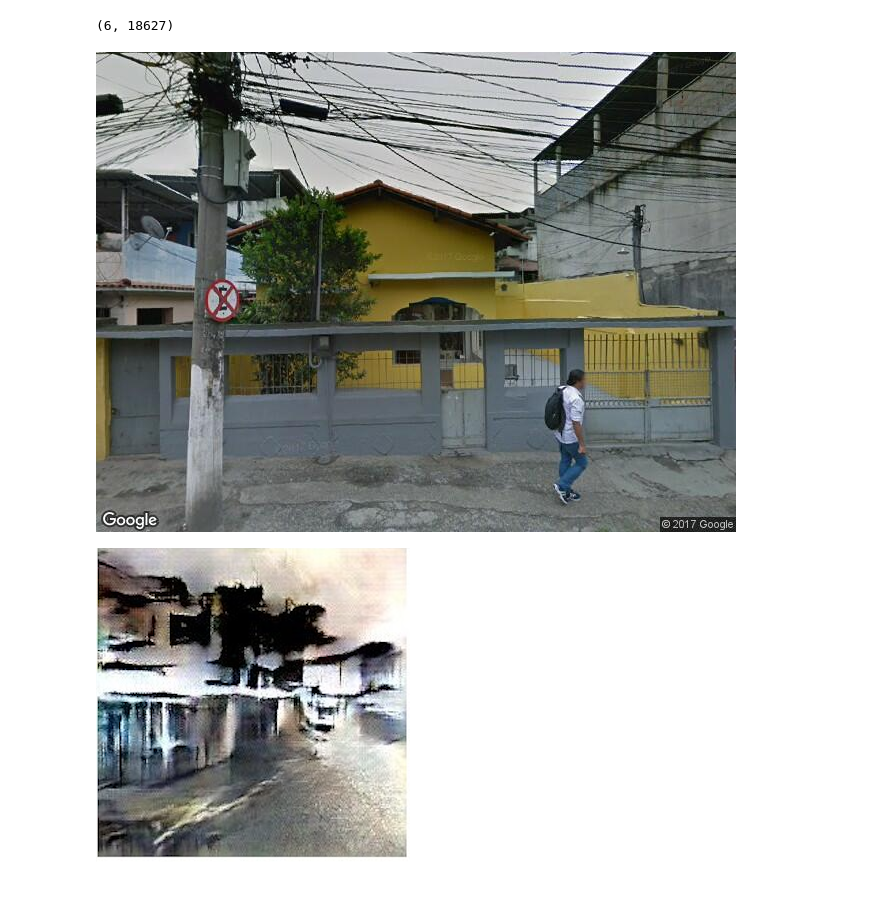
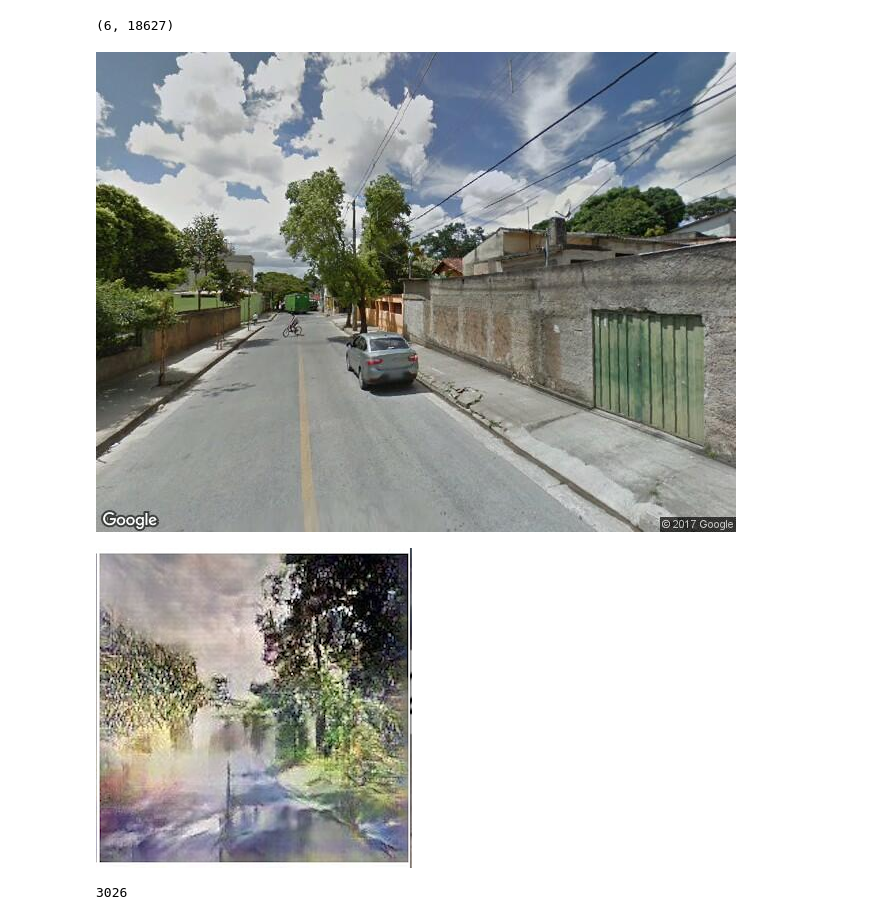
Before and after one commit to sagarjoglekar/ExplainingUrbanEmotions, a Jupyter notebook: notebooks/TamplateImageRetreival.ipynb, the cells around one changed output. Cells and saved outputs as stored; diff of their text form; code cells hidden in the pictures; blank space fills up the shorter version.

```diff
--- a/notebooks/TamplateImageRetreival.ipynb
+++ b/notebooks/TamplateImageRetreival.ipynb
@@ -44,8 +54,8 @@ top5 = maps[2].argsort()[:5]
 # %%
-Image(images[top5[2]])
+Image(images[top5[5]])
 # %% [output]
-[figure, old version]
+[figure, new version]
 # %%
-Image(templates[2])
+Image(templates[0])
 # %% [output]
-[figure, old version]
+[figure, new version]
@@ -51,0 +64,4 @@ Image(templates[2])
+# %%
+len(Feats)
+# %% [output]
+3026
```
Also changed, not shown: parts of 22 cells of this notebook, 13 other files.
